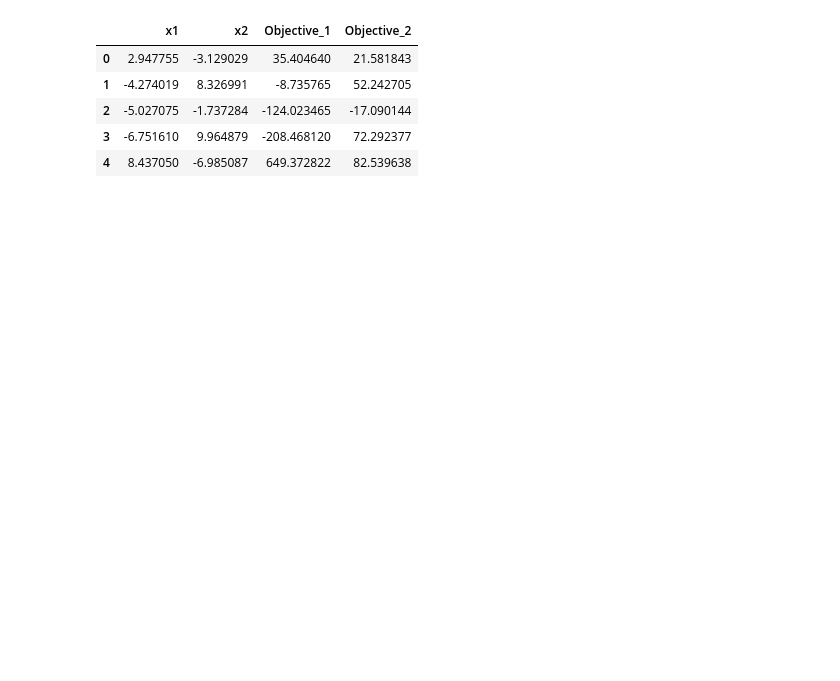
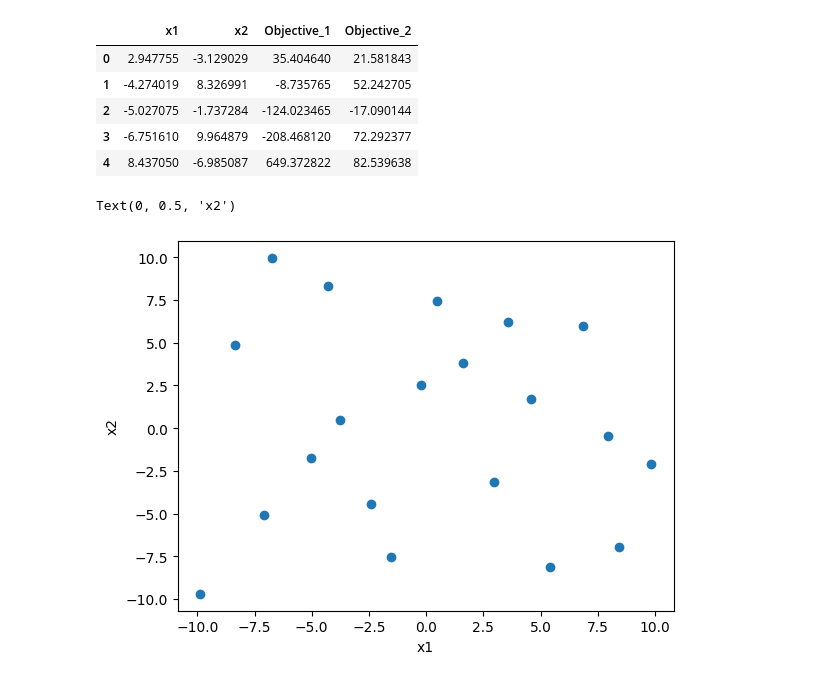
Before and after one commit to arjun8009/Python-Exeter, a Jupyter notebook: Multi Objective Optimization/Workshop_week11.ipynb, the cells around one changed output. Drawn from its saved outputs; the diff is of its cells as text; code cells hidden in the pictures; blank space fills up the shorter version.

```diff
--- a/Multi Objective Optimization/Workshop_week11.ipynb
+++ b/Multi Objective Optimization/Workshop_week11.ipynb
@@ -43,3 +47,10 @@ dataset.head()
 | 2 | -5.027075 | -1.737284 | -124.023465 | -17.090144 |
 | 3 | -6.751610 | 9.964879 | -208.468120 | 72.292377 |
 | 4 | 8.437050 | -6.985087 | 649.372822 | 82.539638 |
+# %%
+plt.scatter(dataset['x1'],dataset['x2'])
+plt.xlabel('x1')
+plt.ylabel('x2')
+# %% [output]
+Text(0, 0.5, 'x2')
+[figure, added]
```
Also changed, not shown: parts of 9 cells of this notebook, 1 other file.
